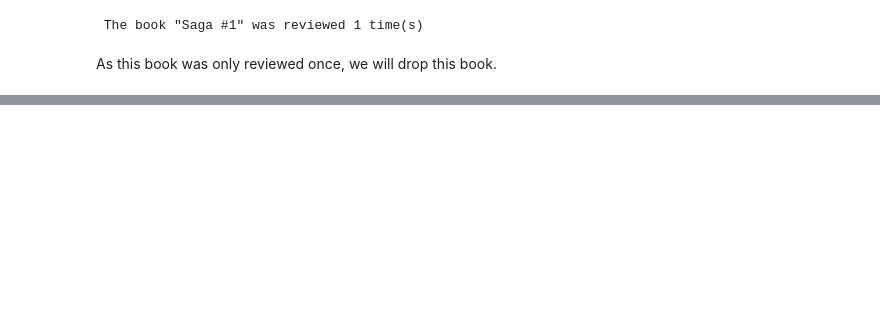
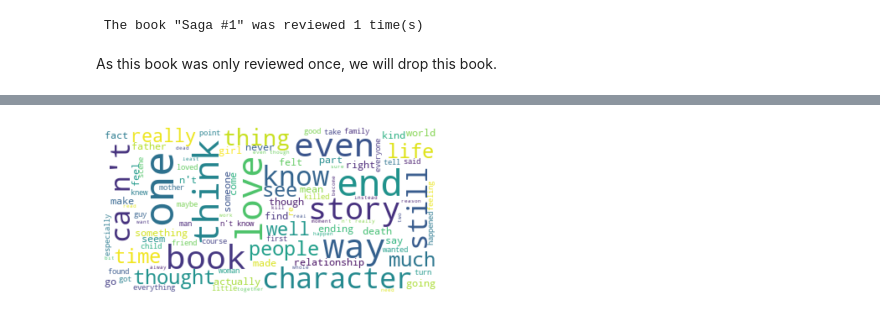
Before and after one commit to GHabeck/202011_capstone_project, a Jupyter notebook: spoiler reviews.ipynb, the cells around one changed output, grey strips where cells are left out. Drawn from its saved outputs; the diff is of its cells as text; code cells hidden in the pictures; blank space fills up the shorter version.

```diff
--- a/spoiler reviews.ipynb
+++ b/spoiler reviews.ipynb
@@ -400,0 +681,21 @@ len(set(df_spoiler.book_id))
+# %%
+sentences_wc_processed = [preprocessing1(sen) for sen in tqdm(sentences_wc)]
+# %%
+df_spoiler_text = pd.DataFrame({
+    'sentences': sentences_wc,
+    'sentences_processed':sentences_wc_processed,
+    'labels':labels
+
+})
+# %%
+#text_no_spoiler = " ".join(list(df_spoiler_text.sentences_processed[df_spoiler_text.labels  == 0]))
+text_spoiler = " ".join(df_spoiler_text.sentences_processed[df_spoiler_text.labels  == 1])
+# %%
+wordcloud = WordCloud(max_font_size=50, max_words=100, background_color="white")
+# %%
+wordcloud_s = wordcloud.generate(text_spoiler)
+plt.imshow(wordcloud_s, interpolation='bilinear')
+plt.axis("off")
+plt.show()
+# %% [output]
+[figure, added]
```
Also changed, not shown: parts of 60 cells of this notebook.
